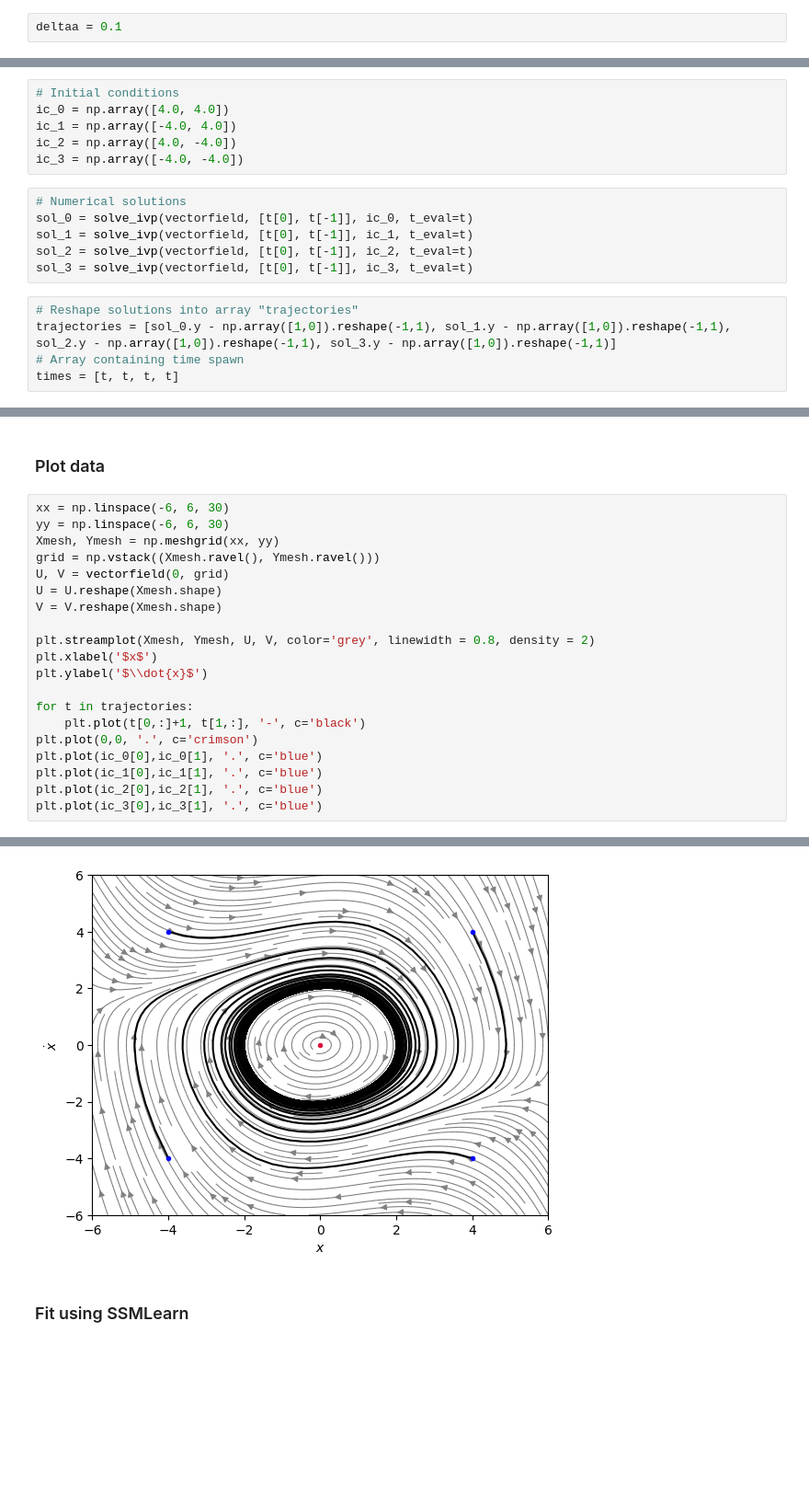
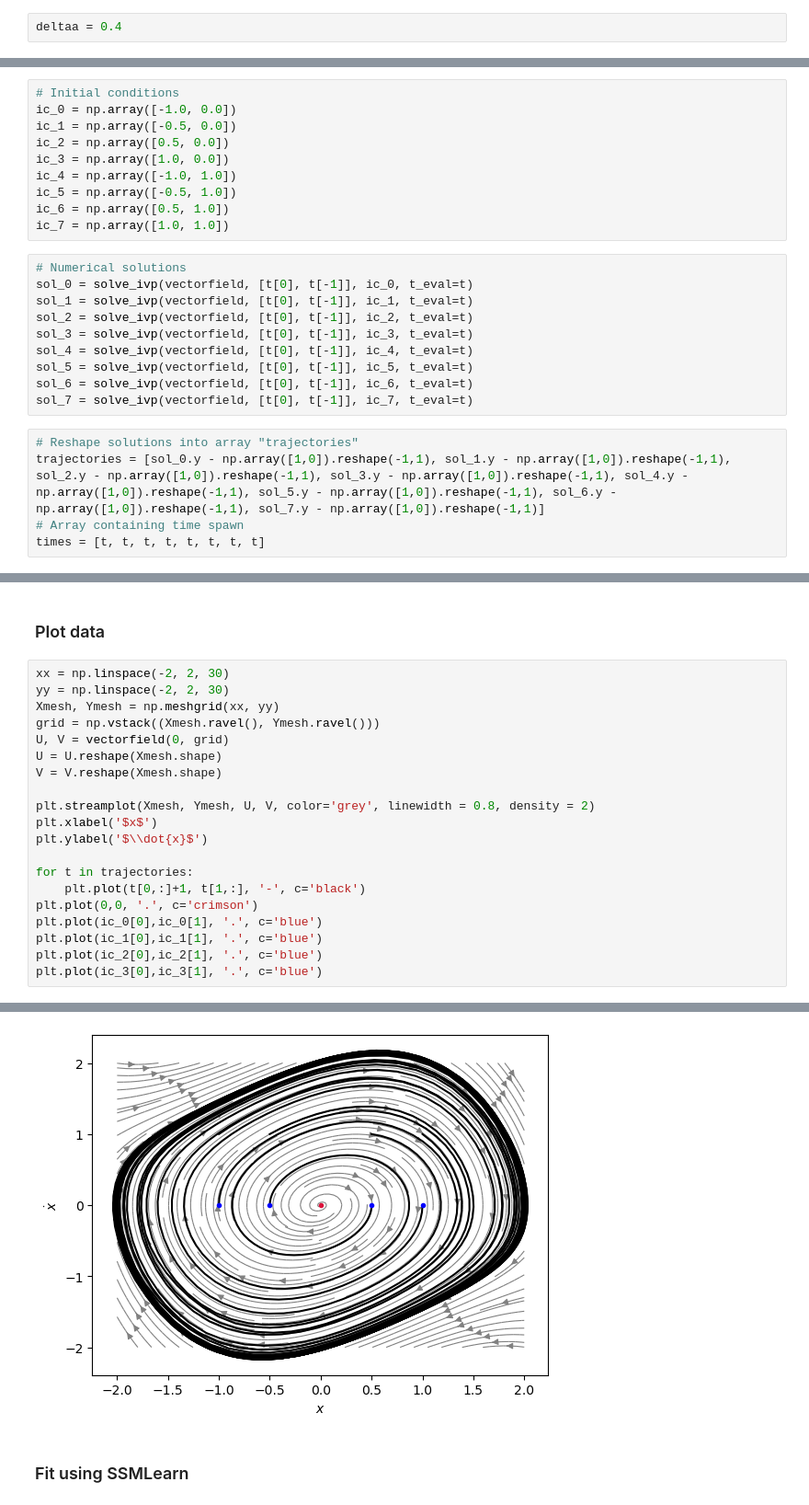
Before and after one commit to flnt/SSMLearnPy, a Jupyter notebook: examples/vanderpol.ipynb, the cells around one changed output, grey strips where cells are left out. Shown at 92% size. Drawn from its saved outputs; the diff is of its cells as text; blank space fills up the shorter version.

Commit message:
backbone curve

```diff
--- a/examples/vanderpol.ipynb
+++ b/examples/vanderpol.ipynb
@@ -54,7 +54,7 @@ for e in eigenvals:
 \[\lambda =  \frac{\delta}{2} - \frac{\sqrt{\left(\delta - 2\right) \left(\delta + 2\right)}}{2}\]
 \[\lambda =  \frac{\delta}{2} + \frac{\sqrt{\left(\delta - 2\right) \left(\delta + 2\right)}}{2}\]
 # %%
-deltaa = 0.1
+deltaa = 0.4
 # %% [markdown]
 For damping $\delta = 0.1$, we have
 
@@ -71,21 +71,29 @@ t = np.linspace(0, 100, 1001)
 dt = t[1] - t[0]
 # %%
 # Initial conditions
-ic_0 = np.array([4.0, 4.0])
-ic_1 = np.array([-4.0, 4.0])
-ic_2 = np.array([4.0, -4.0])
-ic_3 = np.array([-4.0, -4.0])
+ic_0 = np.array([-1.0, 0.0])
+ic_1 = np.array([-0.5, 0.0])
+ic_2 = np.array([0.5, 0.0])
+ic_3 = np.array([1.0, 0.0])
+ic_4 = np.array([-1.0, 1.0])
+ic_5 = np.array([-0.5, 1.0])
+ic_6 = np.array([0.5, 1.0])
+ic_7 = np.array([1.0, 1.0])
 # %%
 # Numerical solutions
 sol_0 = solve_ivp(vectorfield, [t[0], t[-1]], ic_0, t_eval=t)
 sol_1 = solve_ivp(vectorfield, [t[0], t[-1]], ic_1, t_eval=t)
 sol_2 = solve_ivp(vectorfield, [t[0], t[-1]], ic_2, t_eval=t)
 sol_3 = solve_ivp(vectorfield, [t[0], t[-1]], ic_3, t_eval=t)
+sol_4 = solve_ivp(vectorfield, [t[0], t[-1]], ic_4, t_eval=t)
+sol_5 = solve_ivp(vectorfield, [t[0], t[-1]], ic_5, t_eval=t)
+sol_6 = solve_ivp(vectorfield, [t[0], t[-1]], ic_6, t_eval=t)
+sol_7 = solve_ivp(vectorfield, [t[0], t[-1]], ic_7, t_eval=t)
 # %%
 # Reshape solutions into array "trajectories"
-trajectories = [sol_0.y - np.array([1,0]).reshape(-1,1), sol_1.y - np.array([1,0]).reshape(-1,1), sol_2.y - np.array([1,0]).reshape(-1,1), sol_3.y - np.array([1,0]).reshape(-1,1)]
+trajectories = [sol_0.y - np.array([1,0]).reshape(-1,1), sol_1.y - np.array([1,0]).reshape(-1,1), sol_2.y - np.array([1,0]).reshape(-1,1), sol_3.y - np.array([1,0]).reshape(-1,1), sol_4.y - np.array([1,0]).reshape(-1,1), sol_5.y - np.array([1,0]).reshape(-1,1), sol_6.y - np.array([1,0]).reshape(-1,1), sol_7.y - np.array([1,0]).reshape(-1,1)]
 # Array containing time spawn
-times = [t, t, t, t]
+times = [t, t, t, t, t, t, t, t]
 # %%
 # Reshape solutions into array "trajectories"
 # trajectories = [sol_1.y - np.array([1,0]).reshape(-1,1), sol_3.y - np.array([1,0]).reshape(-1,1)]
@@ -94,28 +102,28 @@ times = [t, t, t, t]
 # %% [markdown]
 ### Plot data
 # %%
-xx = np.linspace(-6, 6, 30)
-yy = np.linspace(-6, 6, 30)
+xx = np.linspace(-2, 2, 30)
+yy = np.linspace(-2, 2, 30)
 Xmesh, Ymesh = np.meshgrid(xx, yy)
 grid = np.vstack((Xmesh.ravel(), Ymesh.ravel()))
 U, V = vectorfield(0, grid)
 U = U.reshape(Xmesh.shape)
 V = V.reshape(Xmesh.shape)
 
 plt.streamplot(Xmesh, Ymesh, U, V, color='grey', linewidth = 0.8, density = 2)
 plt.xlabel('$x$')
 plt.ylabel('$\\dot{x}$')
 
 for t in trajectories:
     plt.plot(t[0,:]+1, t[1,:], '-', c='black')
 plt.plot(0,0, '.', c='crimson')
 plt.plot(ic_0[0],ic_0[1], '.', c='blue')
 plt.plot(ic_1[0],ic_1[1], '.', c='blue')
 plt.plot(ic_2[0],ic_2[1], '.', c='blue')
 plt.plot(ic_3[0],ic_3[1], '.', c='blue')
 # %% [output]
 [<matplotlib.lines.Line2D at 0x...>]
-[figure, old version]
+[figure, new version]
 # %% [markdown]
 ### Fit using SSMLearn
 # %%
```
Also changed, not shown: parts of 17 cells of this notebook.
